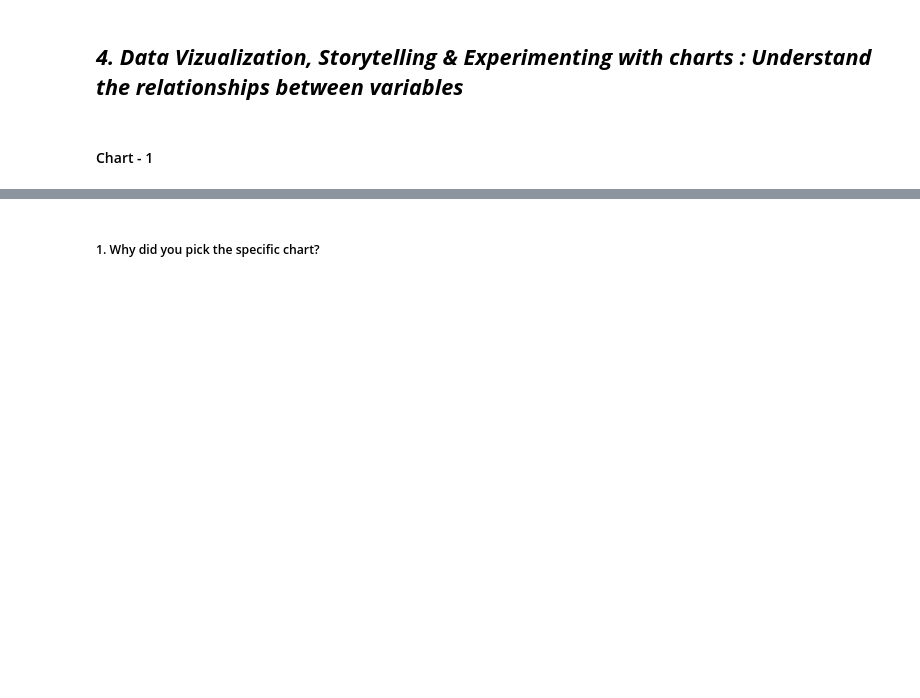
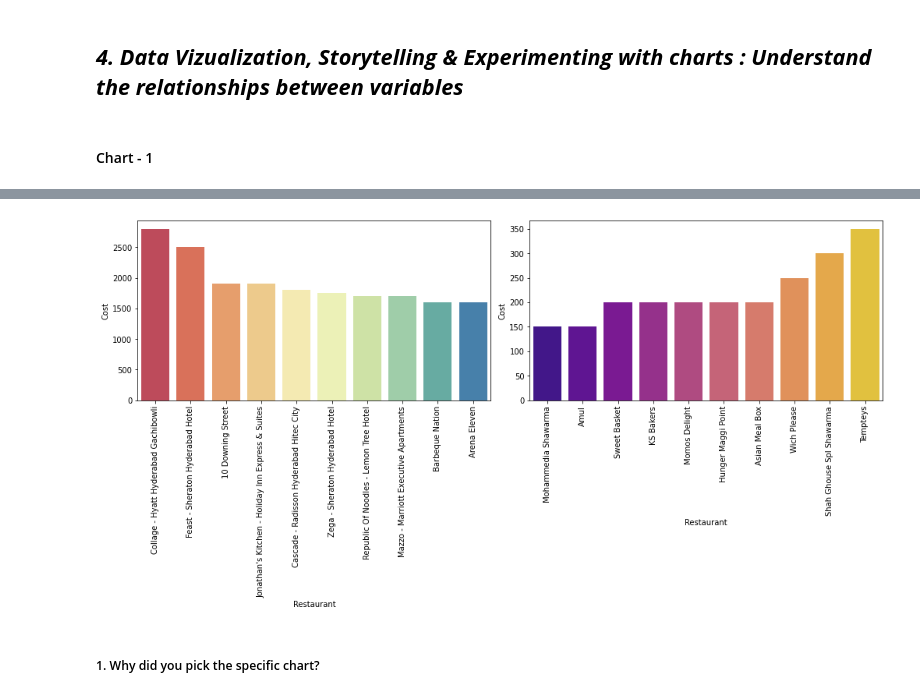
Before and after one commit to sonika-07/Zomato-Restaurant-Clustering-And-Sentiment-Analysis, a Jupyter notebook: Zomato_Restaurant_Clustering_And_Sentiment_Analysis.ipynb, the cells around one changed output, grey strips where cells are left out. Drawn from its saved outputs; the diff is of its cells as text; code cells hidden in the pictures; blank space fills up the shorter version.

```diff
--- a/Zomato_Restaurant_Clustering_And_Sentiment_Analysis.ipynb
+++ b/Zomato_Restaurant_Clustering_And_Sentiment_Analysis.ipynb
@@ -501,0 +506,4 @@ For the Hotel dataset:
+# %%
+#Find out the costliest restaurants
+costly_res=hotel[['Restaurant','Cost']].groupby('Restaurant',as_index=False).mean().sort_values(by='Cost',ascending=False).head(10).reset_index(drop=True)
+costly_res
@@ -501,0 +522,4 @@ For the Hotel dataset:
+# %%
+#Find out the cheapest restaurants
+cheapest_res=hotel[['Restaurant','Cost']].groupby('Restaurant',as_index=False).mean().sort_values(by='Cost',ascending=True).head(10).reset_index(drop=True)
+cheapest_res
@@ -502,3 +538,17 @@ For the Hotel dataset:
+# %%
+#visualisation of most expensive and cheapest restaurant
+fig,axes=plt.subplots(nrows=1,ncols=2,constrained_layout=True,figsize=(14,7))
+
+#costliest restaurant
+a=sns.barplot(x='Restaurant',y='Cost',data=costly_res,ax=axes[0],palette='Spectral')
+a.set_xticklabels(labels=costly_res['Restaurant'].to_list(),rotation=90)
+
+#cheapest restaurant
+b=sns.barplot(x='Restaurant',y='Cost',data=cheapest_res,ax=axes[1],palette='plasma')
+b.set_xticklabels(labels=cheapest_res['Restaurant'].to_list(),rotation=90)
+plt.show()
+# %% [output]
+[figure, added]
 # %% [markdown]
 ##### 1. Why did you pick the specific chart?
 # %% [markdown]
```
Also changed, not shown: parts of 9 cells of this notebook.
